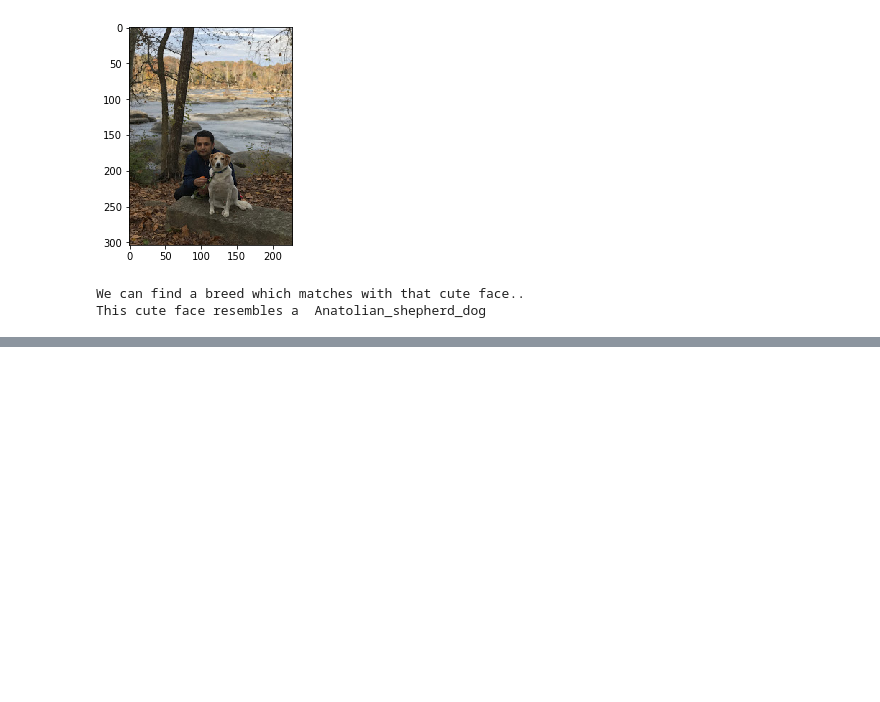
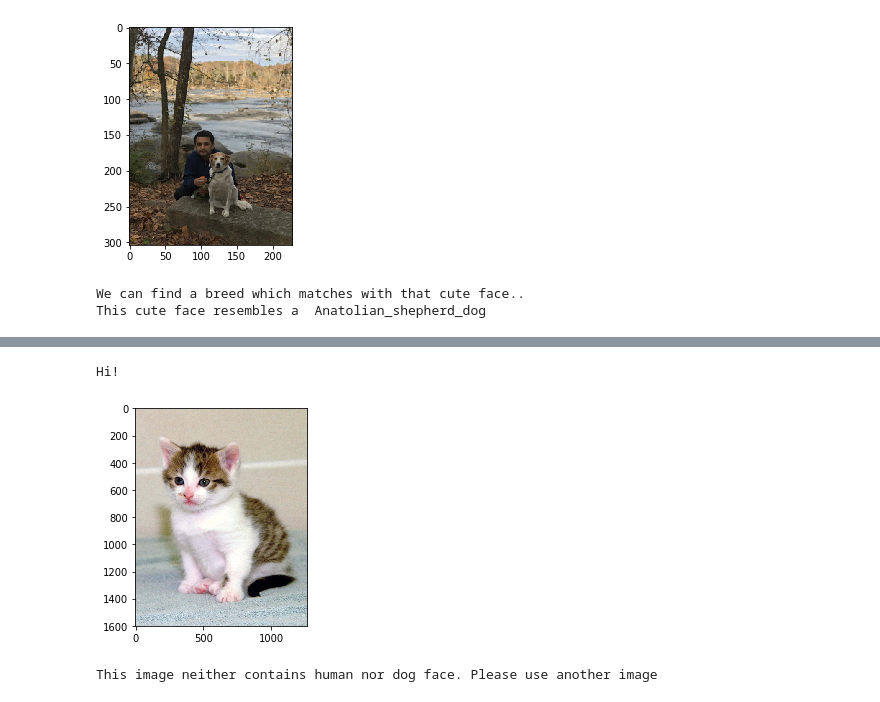
Before and after one commit to rahul-c1/dog-project, a Jupyter notebook: dog_app.ipynb, the cells around one changed output, grey strips where cells are left out. Saved outputs shown, nothing was run; the diff lists cells and outputs as text; code cells hidden in the pictures; blank space fills up the shorter version.

```diff
--- a/dog_app.ipynb
+++ b/dog_app.ipynb
@@ -851,0 +882,6 @@ This cute face resembles a  Anatolian_shepherd_dog
+# %%
+what_is_the_breed('myimages/cat_image2.jpg')
+# %% [output]
+Hi!
+[figure, added]
+This image neither contains human nor dog face. Please use another image
```
Also changed, not shown: parts of 8 cells of this notebook, 5 other files.
